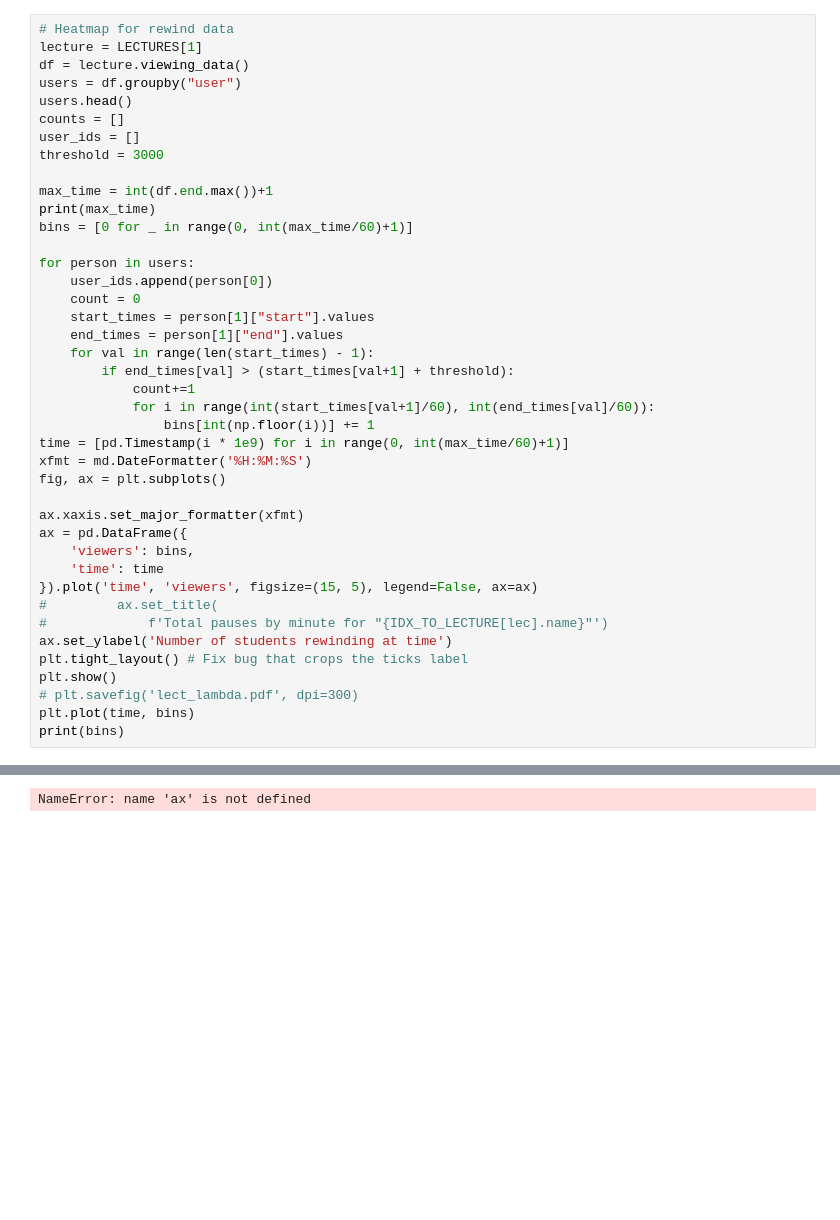
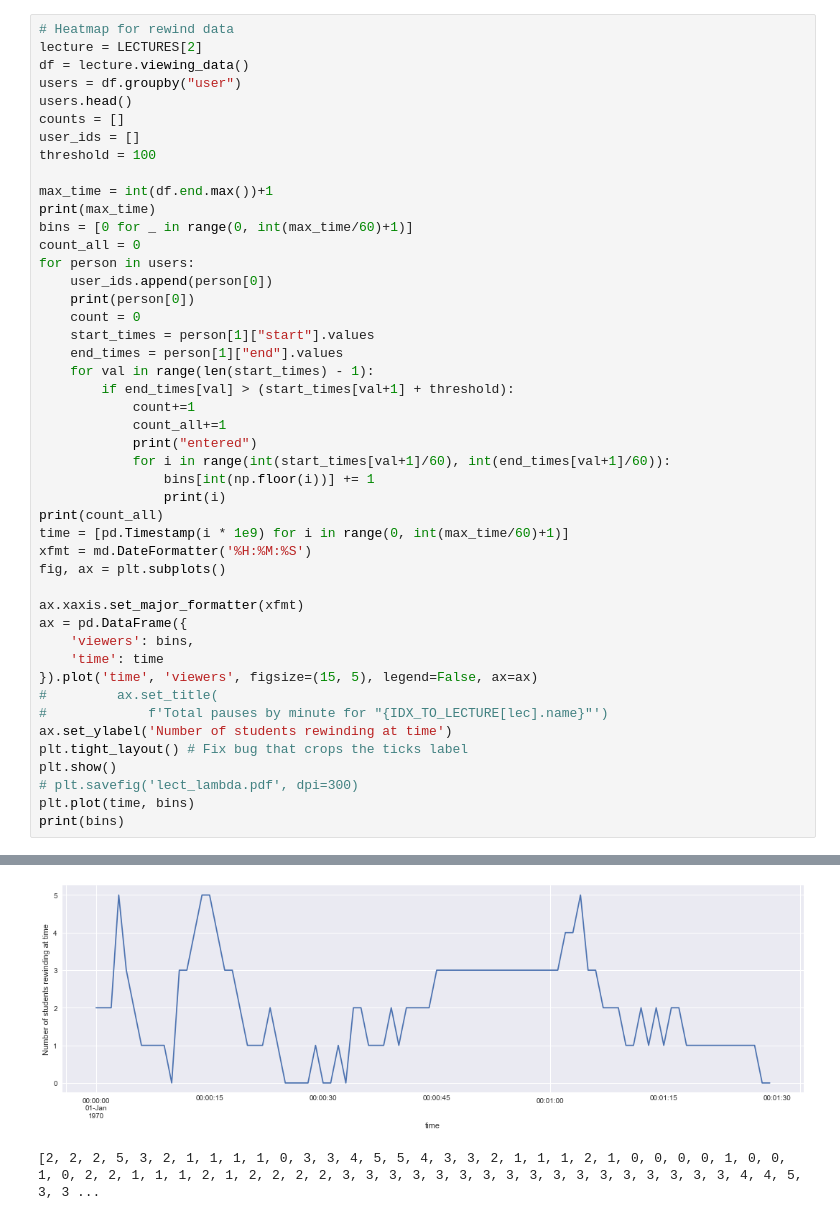
Before and after one commit to willcrichton/lecture-intelligence, a Jupyter notebook: notebooks/gili-experiments-2.ipynb, the cells around one changed output, grey strips where cells are left out. Cells and saved outputs as stored; diff of their text form; blank space fills up the shorter version.

```diff
--- a/notebooks/gili-experiments-2.ipynb
+++ b/notebooks/gili-experiments-2.ipynb
@@ -21,27 +18,32 @@ The autoreload extension is already loaded. To reload it, use:
 # %%
 # Heatmap for rewind data
-lecture = LECTURES[1]
+lecture = LECTURES[2]
 df = lecture.viewing_data()
 users = df.groupby("user")
 users.head()
 counts = []
 user_ids = []
-threshold = 3000
+threshold = 100
 
 max_time = int(df.end.max())+1
 print(max_time)
 bins = [0 for _ in range(0, int(max_time/60)+1)]
-
+count_all = 0
 for person in users:
     user_ids.append(person[0])
+    print(person[0])
     count = 0
     start_times = person[1]["start"].values
     end_times = person[1]["end"].values
     for val in range(len(start_times) - 1):
         if end_times[val] > (start_times[val+1] + threshold):
             count+=1
-            for i in range(int(start_times[val+1]/60), int(end_times[val]/60)):
+            count_all+=1
+            print("entered")
+            for i in range(int(start_times[val+1]/60), int(end_times[val+1]/60)):
                 bins[int(np.floor(i))] += 1
+                print(i)
+print(count_all)
 time = [pd.Timestamp(i * 1e9) for i in range(0, int(max_time/60)+1)]
 xfmt = md.DateFormatter('%H:%M:%S')
 fig, ax = plt.subplots()
@@ -64 +82,2 @@ print(bins)
+[figure, added]
-NameError: name 'ax' is not defined
+[2, 2, 2, 5, 3, 2, 1, 1, 1, 1, 0, 3, 3, 4, 5, 5, 4, 3, 3, 2, 1, 1, 1, 2, 1, 0, 0, 0, 0, 1, 0, 0, 1, 0, 2, 2, 1, 1, 1, 2, 1, 2, 2, 2, 2, 3, 3, 3, 3, 3, 3, 3, 3, 3, 3, 3, 3, 3, 3, 3, 3, 3, 4, 4, 5, 3, 3 ...
```
Also changed, not shown: parts of 2 cells of this notebook.
